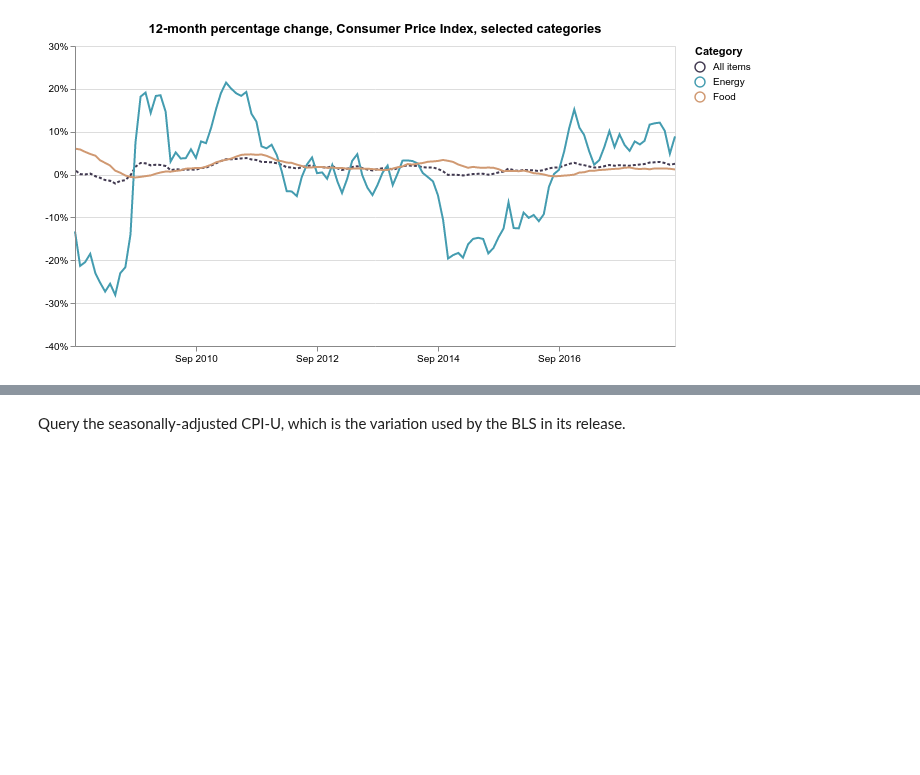
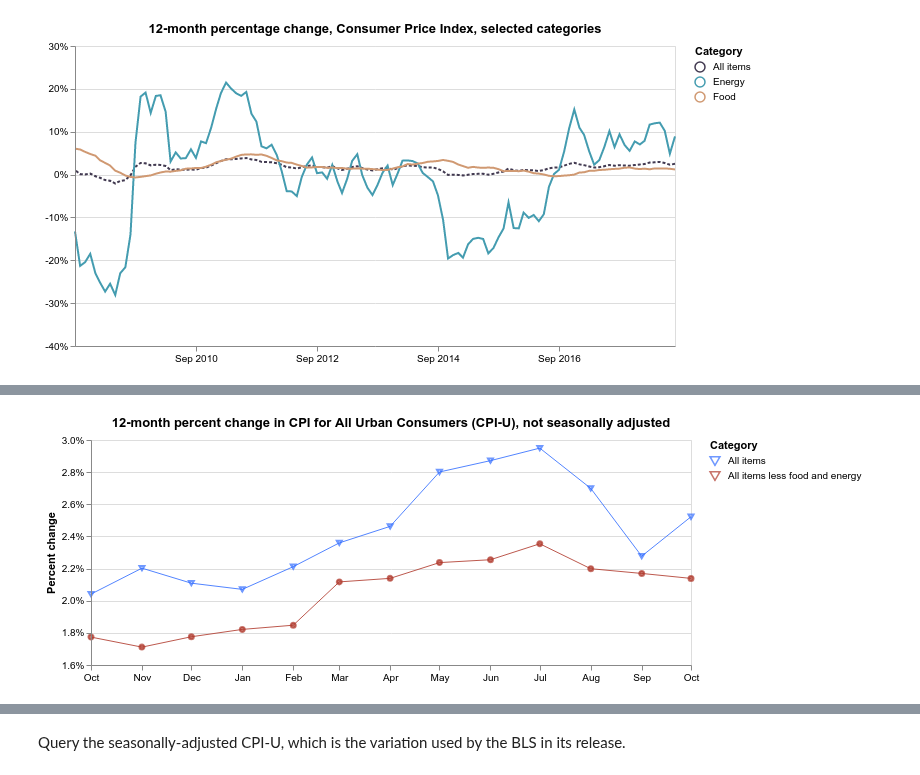
Before and after one commit to palewire/cpi, a Jupyter notebook: notebooks/analysis.ipynb, the cells around one changed output, grey strips where cells are left out. Drawn from its saved outputs; the diff is of its cells as text; code cells hidden in the pictures; blank space fills up the shorter version.

Commit message:
New chart

```diff
--- a/notebooks/analysis.ipynb
+++ b/notebooks/analysis.ipynb
@@ -33,15 +36,17 @@ all_items = cpi.series.get(seasonally_adjusted=False).to_dataframe()
 energy = cpi.series.get(items="Energy", seasonally_adjusted=False).to_dataframe()
 # %%
 food = cpi.series.get(items="Food", seasonally_adjusted=False).to_dataframe()
+# %%
+all_less_energy_and_food = cpi.series.get(items="All items less food and energy", seasonally_adjusted=False).to_dataframe()
 # %% [markdown]
 Write a function to prepare each series for presentation
 # %%
-def prep_series(df):
+def prep_yoy(df):
     # Trim down to monthly values
     df = df[df.period_type == 'monthly']
     # Calculate percentage change year to year
     df['pct_change'] = df.value.pct_change(12)
     # Trim down to the last 13 months
-    return df.sort_values("date").tail(12*10)
+    return df.sort_values("date")
 # %%
 all_items_prepped = prep_series(all_items)
@@ -110,3 +113,42 @@ other_items = base.transform_filter(
+# %%
+all_less_energy_and_food_prepped = prep_series(all_less_energy_and_food)
+# %%
+base = alt.Chart(
+    pd.concat([
+        all_items_prepped.tail(13),
+        all_less_energy_and_food_prepped.tail(13),
+    ]),
+    title="12-month percent change in CPI for All Urban Consumers (CPI-U), not seasonally adjusted"
+).encode(
+    x=alt.X(
+        "date:T",
+        timeUnit="utcyearmonth",
+        axis=alt.Axis(
+            title=None,
+            labelAngle=0,
+            grid=False,
+            format="%b"
+        )
+    ),
+    y=alt.Y(
+        "pct_change:Q",
+        axis=alt.Axis(title="Percent change", format='%'),
+        scale=alt.Scale(domain=[0.016, 0.03])
+    ),
+    color=alt.Color(
+        "series_items_name:N",
+        legend=alt.Legend(title="Category"),
+        scale=alt.Scale(range=["#336EFF", "#B03A2E",])
+    )
+)
+
+line = base.mark_line(strokeWidth=0.85)
+exes = base.transform_filter(alt.datum.series_items_name == 'All items').mark_point(shape="triangle-down", size=25)
+points = base.transform_filter(alt.datum.series_items_name == 'All items less food and energy').mark_point(size=25, fill="#B03A2E")
+
+(line + exes + points).properties(width=600, height=225)
+# %% [output]
+[figure, added]
 # %% [markdown]
 ### Match monthly analysis published by the BLS.
 
```
Also changed, not shown: parts of 12 cells of this notebook, 2 other files.
